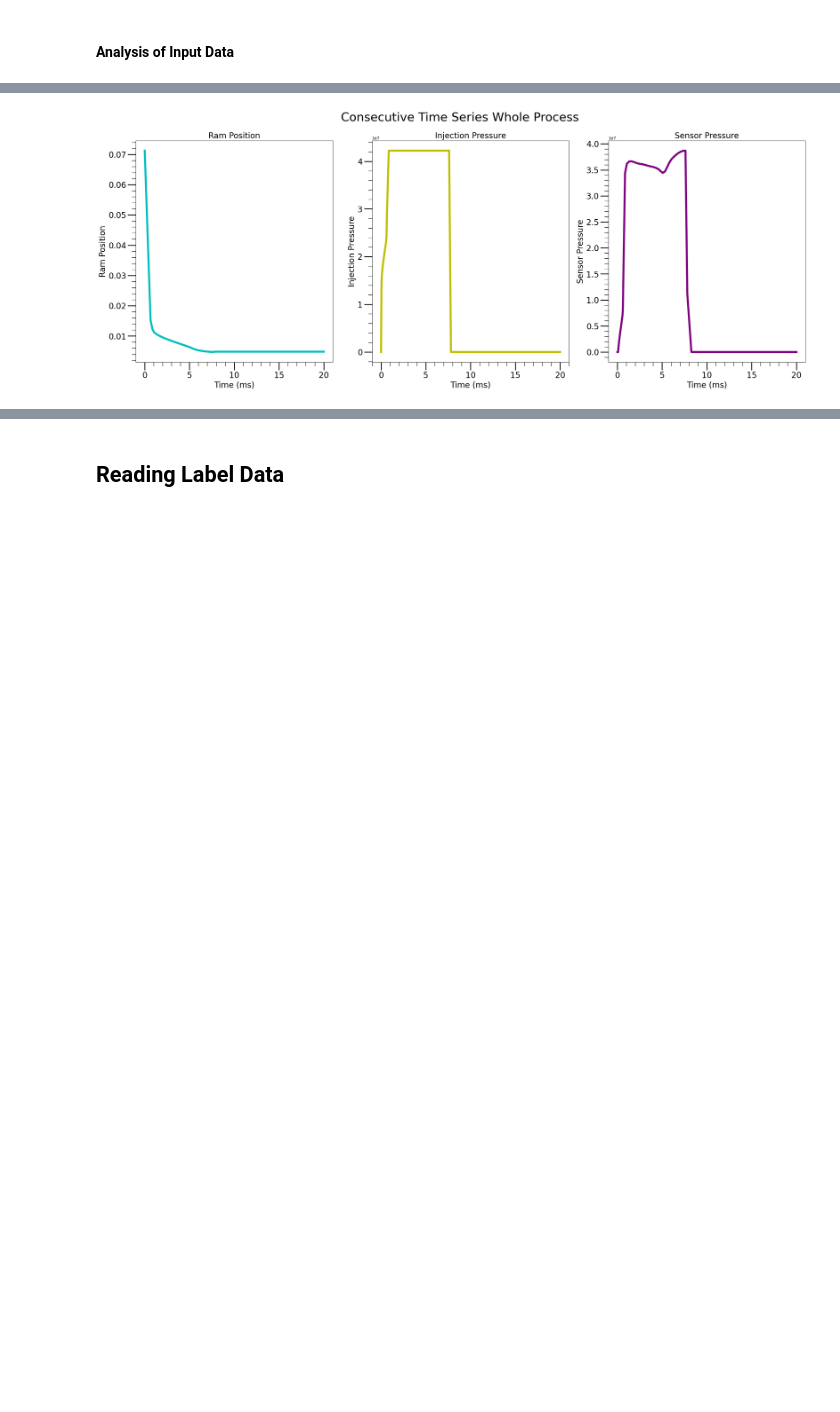
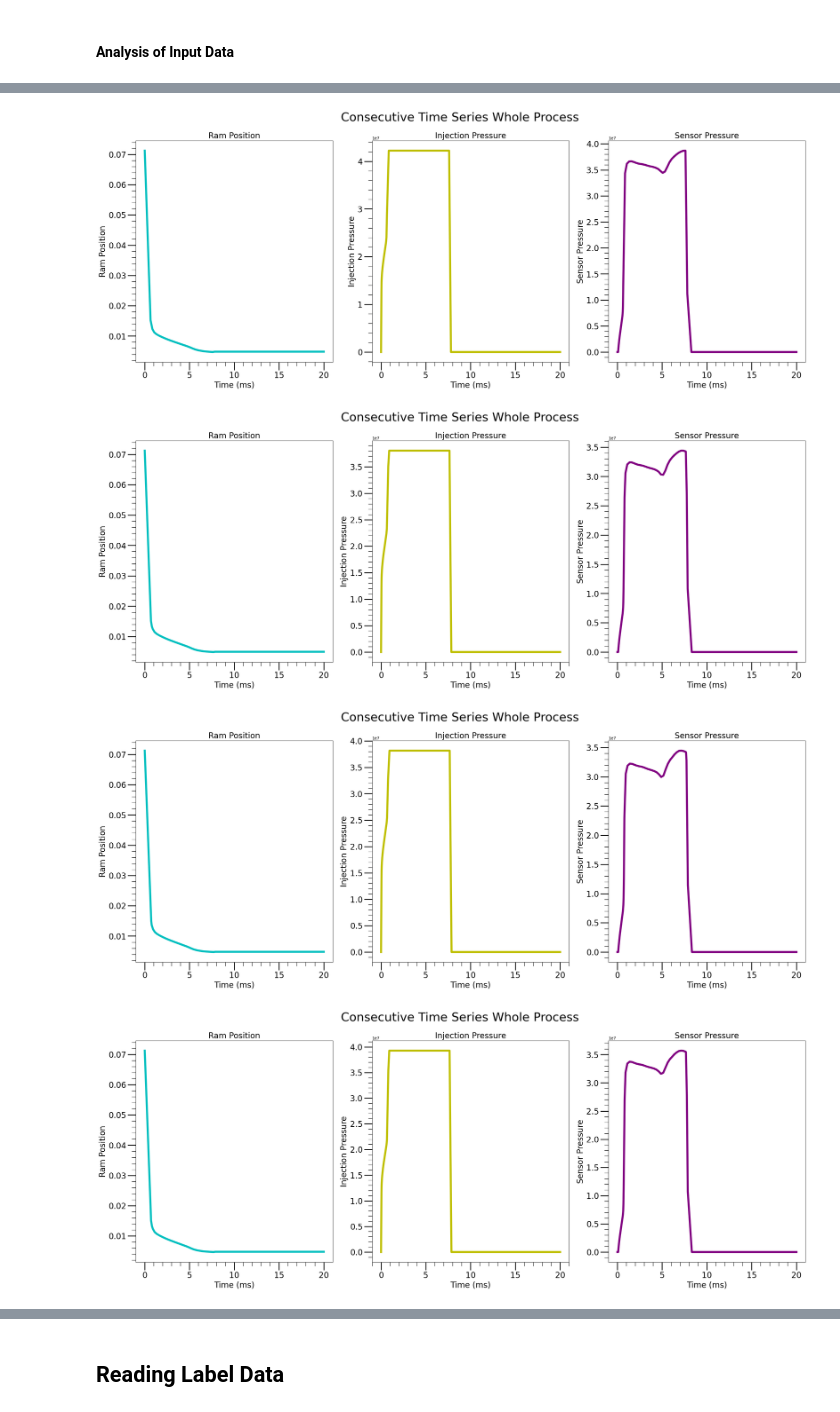
Before and after one commit to Alfredo-Vargas/ai4im, a Jupyter notebook: data/simulated/ai4im.ipynb, the cells around one changed output, grey strips where cells are left out. Saved outputs shown, nothing was run; the diff lists cells and outputs as text; code cells hidden in the pictures; blank space fills up the shorter version.

Commit message:
more plots

```diff
--- a/data/simulated/ai4im.ipynb
+++ b/data/simulated/ai4im.ipynb
@@ -80,6 +133,18 @@ def show3_time_series(rpt, rp, ipt, ip, pt, p) -> None:
 # %%
 # We print the three consecutive processes:
 # ram position, injection pressure, sensor pressure
-show3_time_series(rpt, rp, ipt, ip, pt, p)
+# for a non defectuous item
+show3_time_series(rpt0, rp0, ipt0, ip0, pt0, p0)
+show3_time_series(rpt1, rp1, ipt1, ip1, pt1, p1)
+show3_time_series(rpt2, rp2, ipt2, ip2, pt2, p2)
+show3_time_series(rpt3, rp3, ipt3, ip3, pt3, p3)
+show3_time_series(rpt4, rp4, ipt4, ip4, pt4, p4)
+show3_time_series(rpt5, rp5, ipt5, ip5, pt5, p5)
+show3_time_series(rpt6, rp6, ipt6, ip6, pt6, p6)
+# for a defectuous item
+show3_time_series(rpt7, rp7, ipt7, ip7, pt7, p7)
 # %% [output]
 [figure]
+[figure, added]
+[figure, added]
+[figure, added]
```
Also changed, not shown: parts of 3 cells of this notebook.
